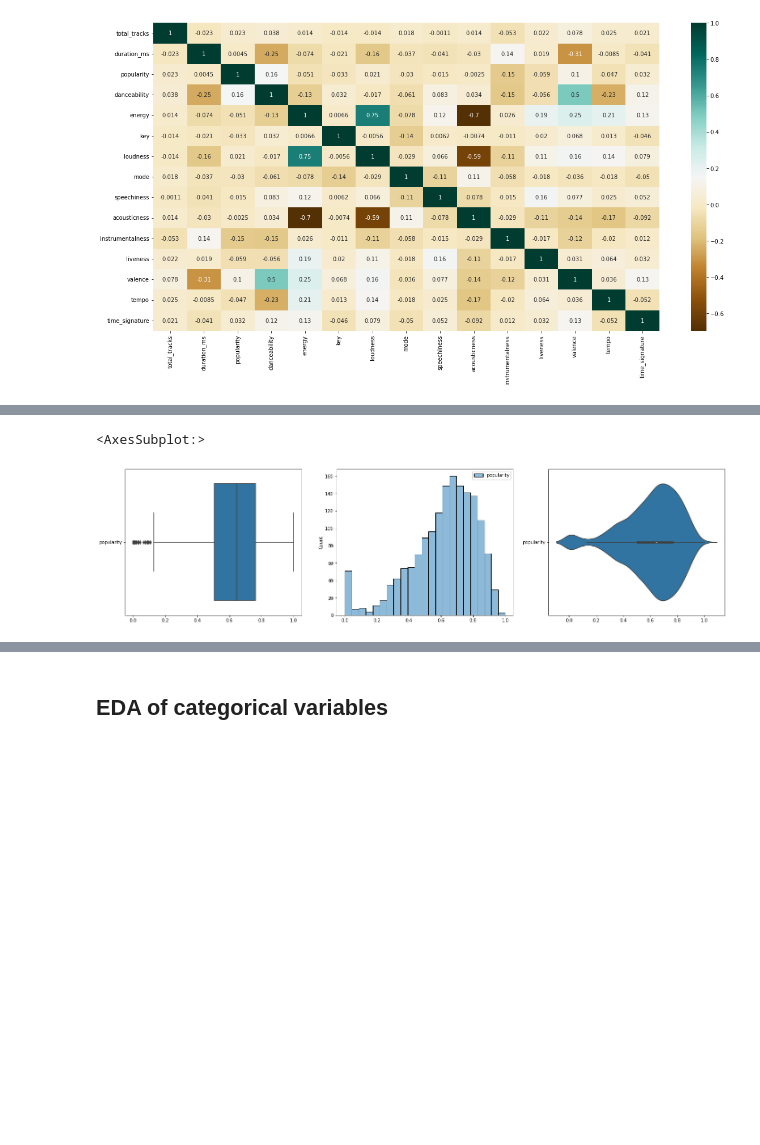
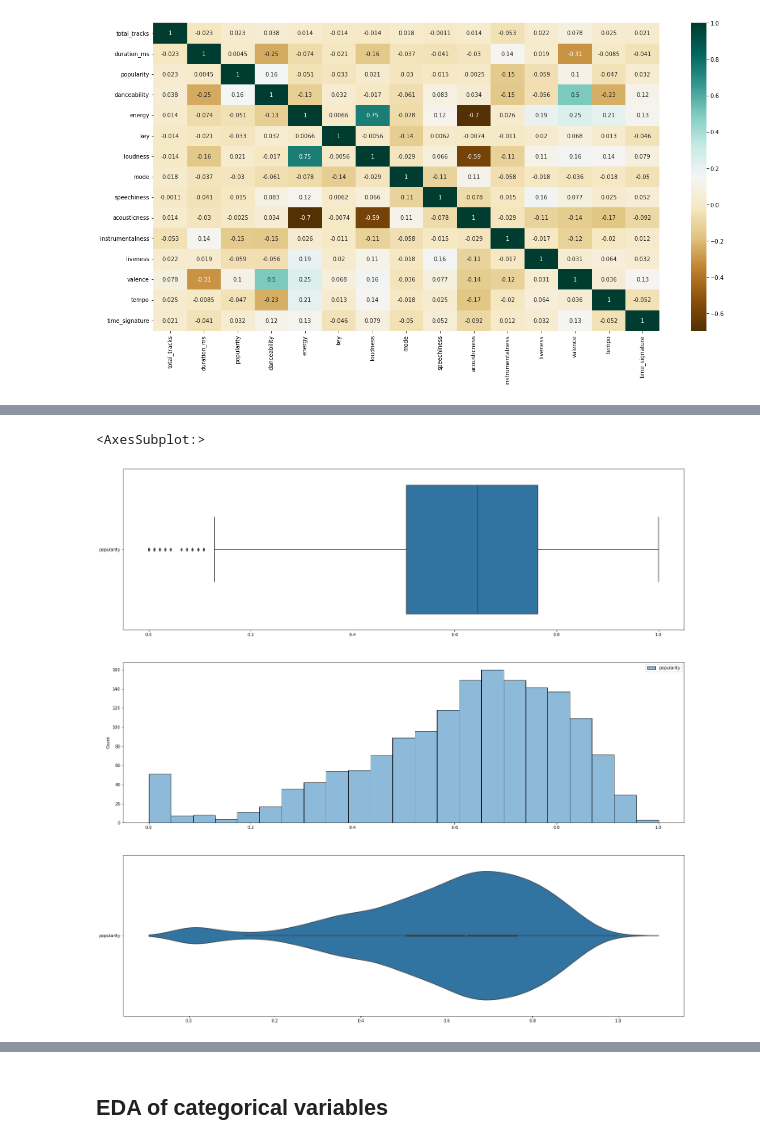
Before and after one commit to pradyumn5000/DSAI_Project, a Jupyter notebook: EDA.ipynb, the cells around one changed output, grey strips where cells are left out. Drawn from its saved outputs; the diff is of its cells as text; code cells hidden in the pictures; blank space fills up the shorter version.

```diff
--- a/EDA.ipynb
+++ b/EDA.ipynb
@@ -76,12 +96,12 @@ numer_data.describe()
 | max | 1.000000 | 1.000000 | 1.000000 | 1.000000 | 1.000000 | 1.000000 | 1.000000 | 1.000000 | 1.000000 | ... |
 # %%
 #Predictor variable "popularity"
-f, axes = plt.subplots(1, 3, figsize=(24,6))
+f, axes = plt.subplots(3, figsize=(24,24))
 
 popularity = pd.DataFrame(numer_data["popularity"])
 sns.boxplot(data = popularity, orient='h', ax = axes[0])
 sns.histplot(data = popularity, ax = axes[1])
 sns.violinplot(data = popularity, orient='h', ax = axes[2])
 # %% [output]
 <AxesSubplot:>
-[figure, old version]
+[figure, new version]
```
Also changed, not shown: parts of 11 cells of this notebook, 3 other files.
